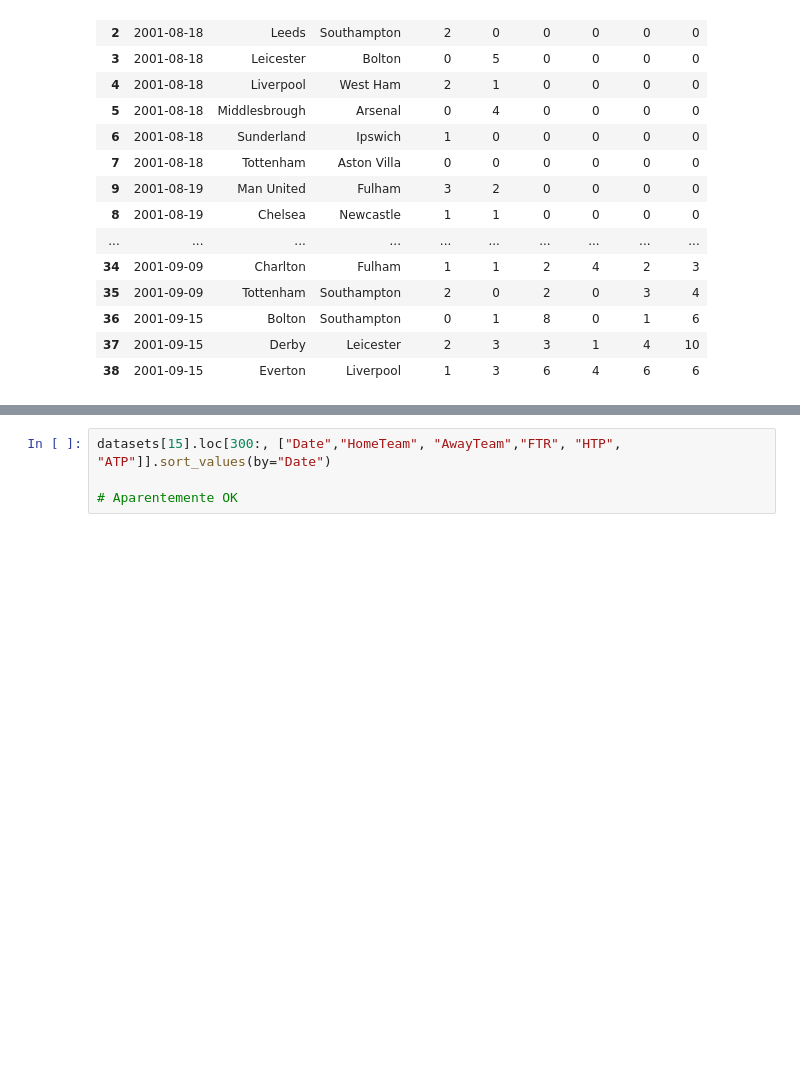
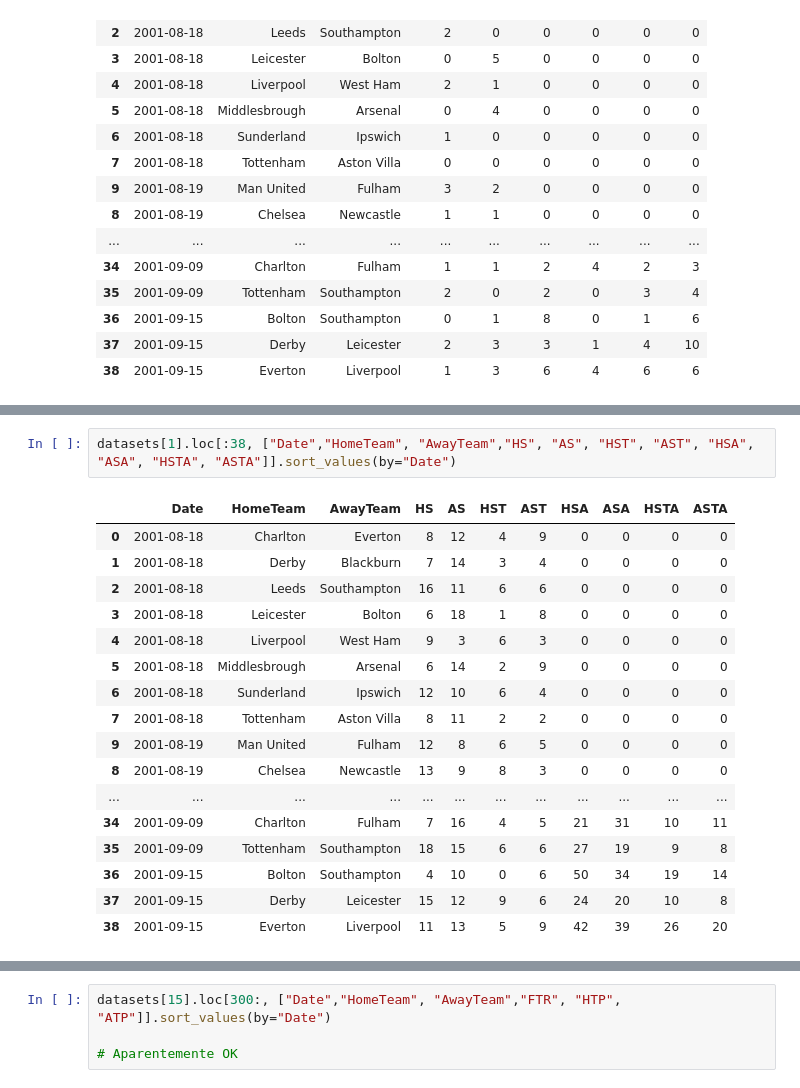
Before and after one commit to murilovpinheiro/Premier-League-Analysis-and-Prediction, a Jupyter notebook: cleaning_data_set.ipynb, the cells around one changed output, grey strips where cells are left out. Saved outputs shown, nothing was run; the diff lists cells and outputs as text; blank space fills up the shorter version.

```diff
--- a/cleaning_data_set.ipynb
+++ b/cleaning_data_set.ipynb
@@ -207,3 +287,23 @@ datasets[1].loc[:38, ["Date","HomeTeam", "AwayTeam","FTHG", "FTAG", "HTGS", "ATG
+# %%
+datasets[1].loc[:38, ["Date","HomeTeam", "AwayTeam","HS", "AS", "HST", "AST", "HSA", "ASA", "HSTA", "ASTA"]].sort_values(by="Date")
+# %% [output]
+|  | Date | HomeTeam | AwayTeam | HS | AS | HST | AST | HSA | ASA | HSTA | ASTA |
+| 0 | 2001-08-18 | Charlton | Everton | 8 | 12 | 4 | 9 | 0 | 0 | 0 | 0 |
+| 1 | 2001-08-18 | Derby | Blackburn | 7 | 14 | 3 | 4 | 0 | 0 | 0 | 0 |
+| 2 | 2001-08-18 | Leeds | Southampton | 16 | 11 | 6 | 6 | 0 | 0 | 0 | 0 |
+| 3 | 2001-08-18 | Leicester | Bolton | 6 | 18 | 1 | 8 | 0 | 0 | 0 | 0 |
+| 4 | 2001-08-18 | Liverpool | West Ham | 9 | 3 | 6 | 3 | 0 | 0 | 0 | 0 |
+| 5 | 2001-08-18 | Middlesbrough | Arsenal | 6 | 14 | 2 | 9 | 0 | 0 | 0 | 0 |
+| 6 | 2001-08-18 | Sunderland | Ipswich | 12 | 10 | 6 | 4 | 0 | 0 | 0 | 0 |
+| 7 | 2001-08-18 | Tottenham | Aston Villa | 8 | 11 | 2 | 2 | 0 | 0 | 0 | 0 |
+| 9 | 2001-08-19 | Man United | Fulham | 12 | 8 | 6 | 5 | 0 | 0 | 0 | 0 |
+| 8 | 2001-08-19 | Chelsea | Newcastle | 13 | 9 | 8 | 3 | 0 | 0 | 0 | 0 |
+| ... | ... | ... | ... | ... | ... | ... | ... | ... | ... | ... | ... |
+| 34 | 2001-09-09 | Charlton | Fulham | 7 | 16 | 4 | 5 | 21 | 31 | 10 | 11 |
+| 35 | 2001-09-09 | Tottenham | Southampton | 18 | 15 | 6 | 6 | 27 | 19 | 9 | 8 |
+| 36 | 2001-09-15 | Bolton | Southampton | 4 | 10 | 0 | 6 | 50 | 34 | 19 | 14 |
+| 37 | 2001-09-15 | Derby | Leicester | 15 | 12 | 9 | 6 | 24 | 20 | 10 | 8 |
+| 38 | 2001-09-15 | Everton | Liverpool | 11 | 13 | 5 | 9 | 42 | 39 | 26 | 20 |
 # %%
 def get_points(result):
     if result == 'W':
```
Also changed, not shown: parts of 7 cells of this notebook, 2 other files.
